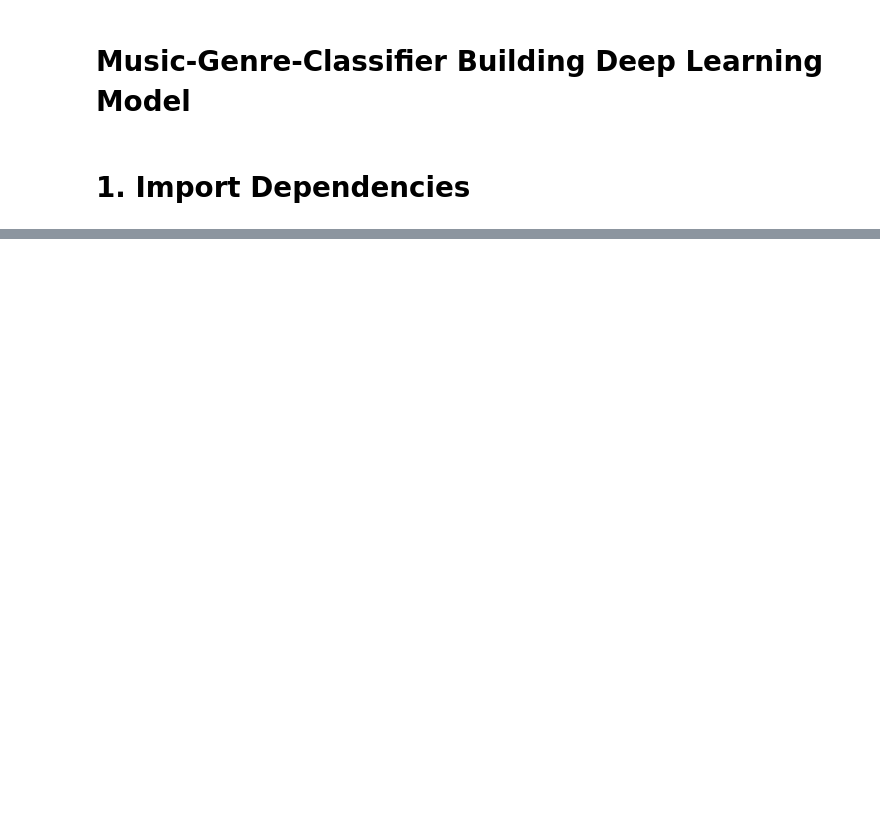
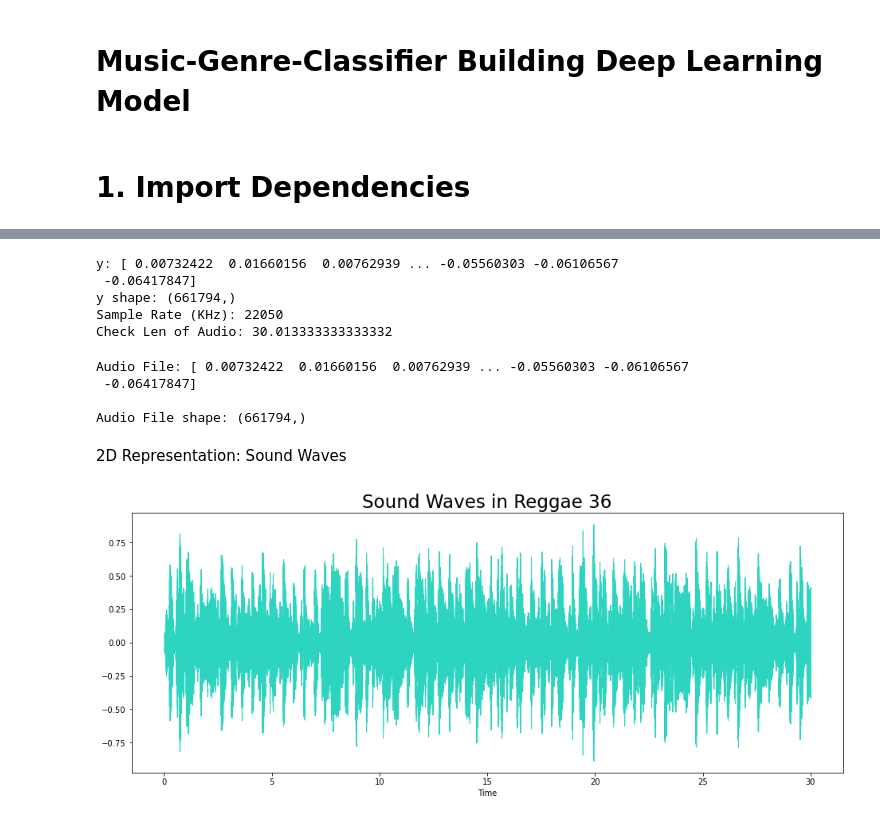
Before and after one commit to deanihou/music-Genre, a Jupyter notebook: model.ipynb, the cells around one changed output, grey strips where cells are left out. Drawn from its saved outputs; the diff is of its cells as text; code cells hidden in the pictures; blank space fills up the shorter version.

Commit message:
plotting model

```diff
--- a/model.ipynb
+++ b/model.ipynb
@@ -44,0 +73,13 @@ from sklearn.metrics import classification_report
+# %%
+DATA_DIR = os.path.join('data', 'Data','genres_original')
+CLASSES = os.listdir(DATA_DIR)
+
+DATA_GEN_DIR = 'dataset'
+TRAIN_DIR = os.path.join(DATA_GEN_DIR, 'train')
+TEST_DIR = os.path.join(DATA_GEN_DIR, 'test')
+
+AUGMENTATION_MULTIPLIER = 3
+AUGMENTATION_IMPULSE_PATH = 'ir'
+
+EXAMPLE_FILE = os.path.join(DATA_DIR,'blues', 'blues.00000.wav')
+CLASSES
@@ -44,0 +110,33 @@ from sklearn.metrics import classification_report
+# %%
+y, sr = librosa.load(EXAMPLE_FILE)
+
+print('y:', y)
+print('y shape:', np.shape(y))
+print('Sample Rate (KHz):', sr)
+# Verify length of the audio
+print('Check Len of Audio:', 661794/22050)
+# %% [output]
+y: [ 0.00732422  0.01660156  0.00762939 ... -0.05560303 -0.06106567
+ -0.06417847]
+y shape: (661794,)
+Sample Rate (KHz): 22050
+Check Len of Audio: 30.013333333333332
+# %%
+# Trim leading and trailing silence from an audio signal (silence before and after the actual audio)
+audio_file, _ = librosa.effects.trim(y)
+# the result is an numpy ndarray
+print('Audio File:', audio_file, '\n')
+print('Audio File shape:', np.shape(audio_file))
+# %% [output]
+Audio File: [ 0.00732422  0.01660156  0.00762939 ... -0.05560303 -0.06106567
+ -0.06417847]
+
+Audio File shape: (661794,)
+# %% [markdown]
+2D Representation: Sound Waves
+# %%
+plt.figure(figsize = (16, 6))
+librosa.display.waveshow(y = audio_file, sr = sr, color = "#2dd4bf");
+plt.title("Sound Waves in Reggae 36", fontsize = 23);
+# %% [output]
+[figure, added]
```
Also changed, not shown: parts of 21 cells of this notebook, 4 other files.
